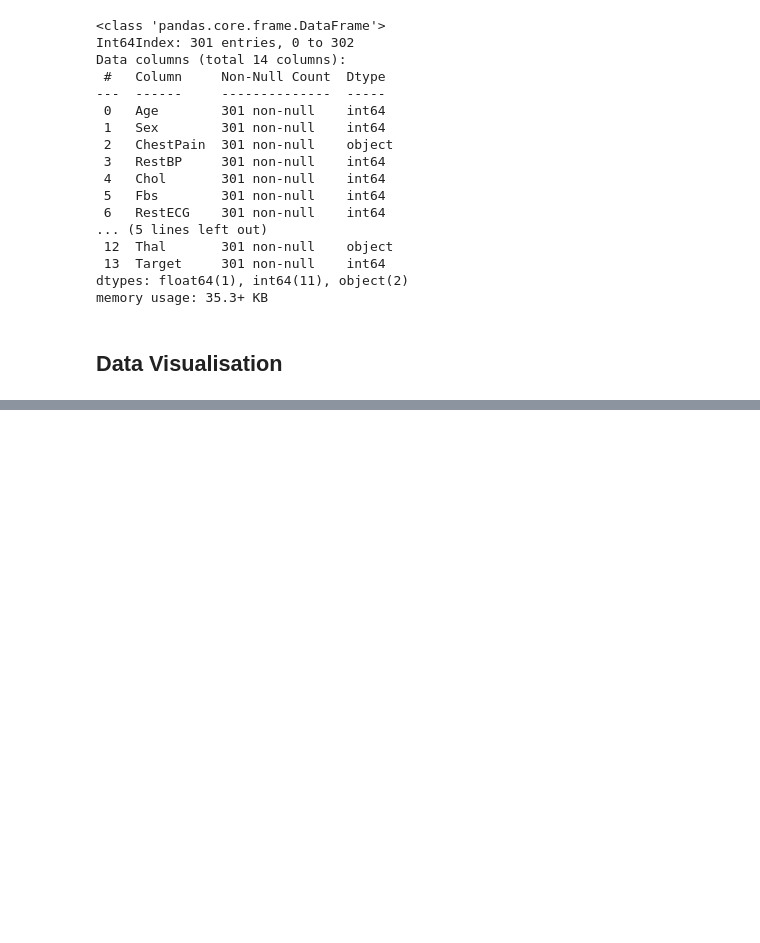
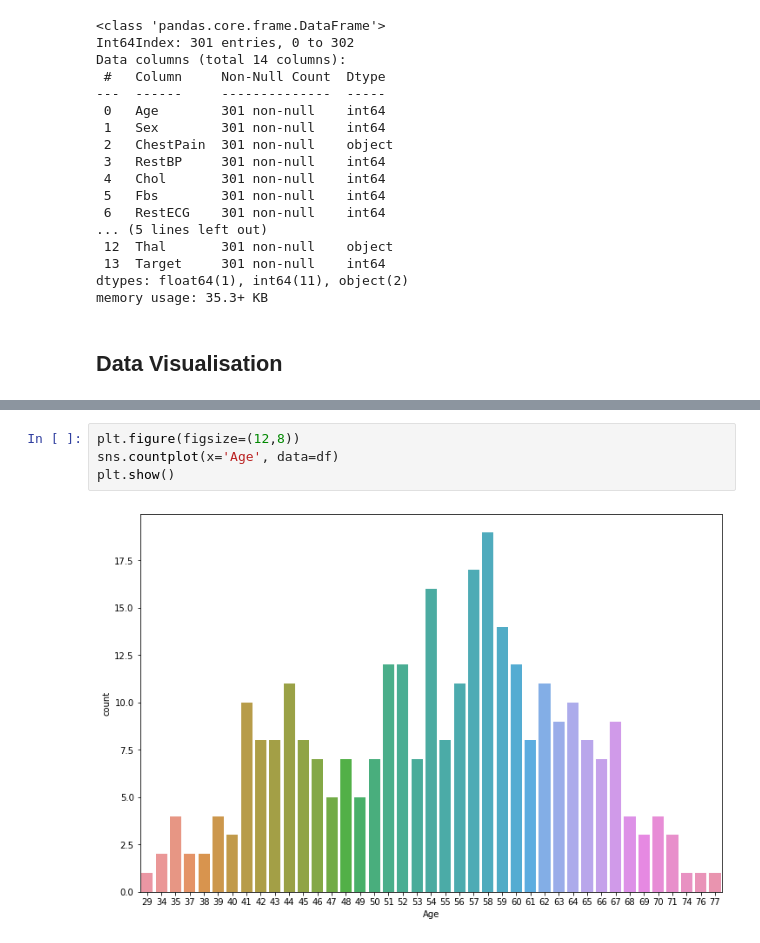
Before and after one commit to ankush-vem/Heart-Attack-Prediction, a Jupyter notebook: Code/heart.ipynb, the cells around one changed output, grey strips where cells are left out. Cells and saved outputs as stored; diff of their text form; blank space fills up the shorter version.

```diff
--- a/Code/heart.ipynb
+++ b/Code/heart.ipynb
@@ -96,0 +120,6 @@ AttributeError: 'NoneType' object has no attribute 'texts'
+# %%
+plt.figure(figsize=(12,8))
+sns.countplot(x='Age', data=df)
+plt.show()
+# %% [output]
+[figure, added]
```
Also changed, not shown: parts of 7 cells of this notebook.
